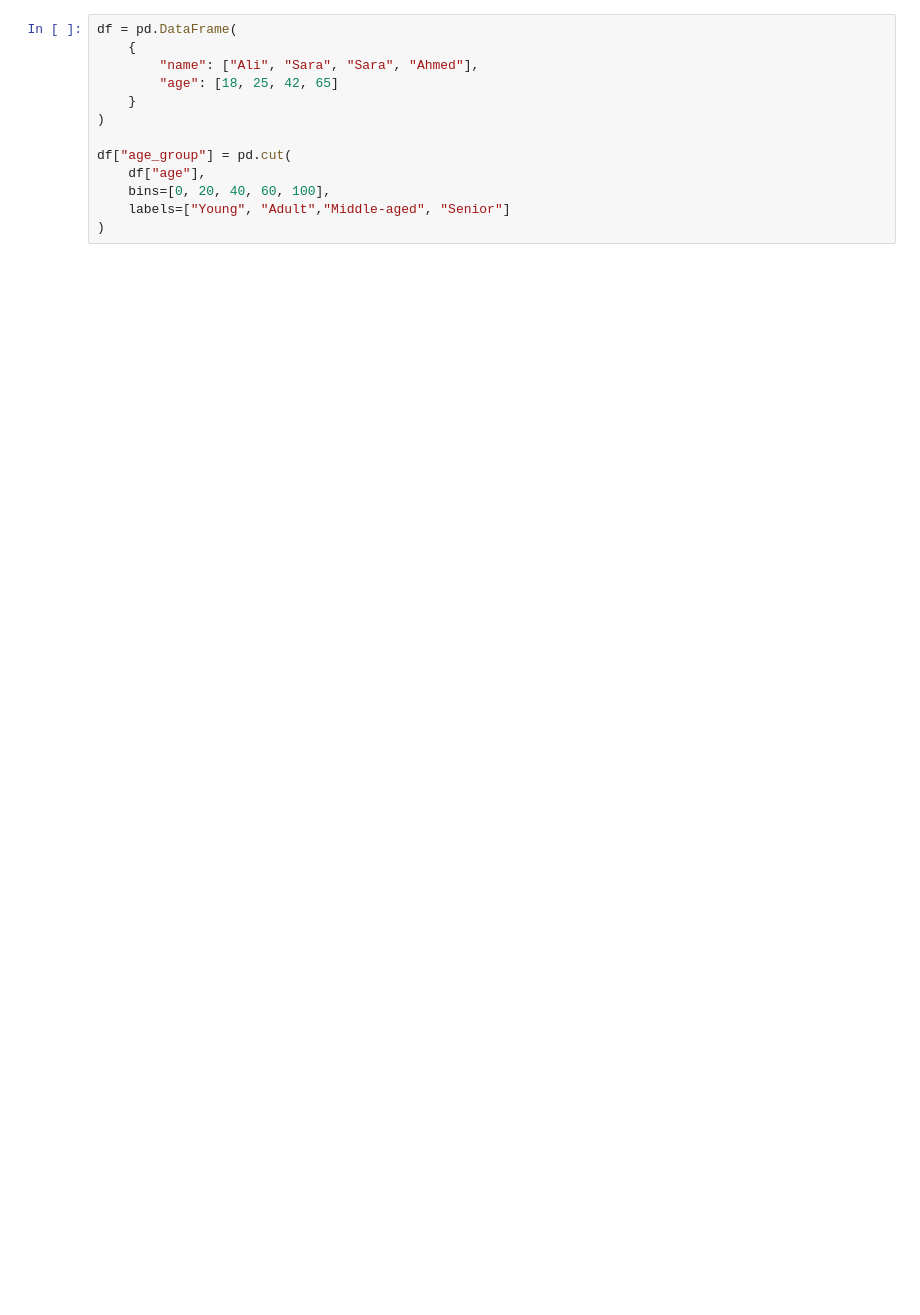
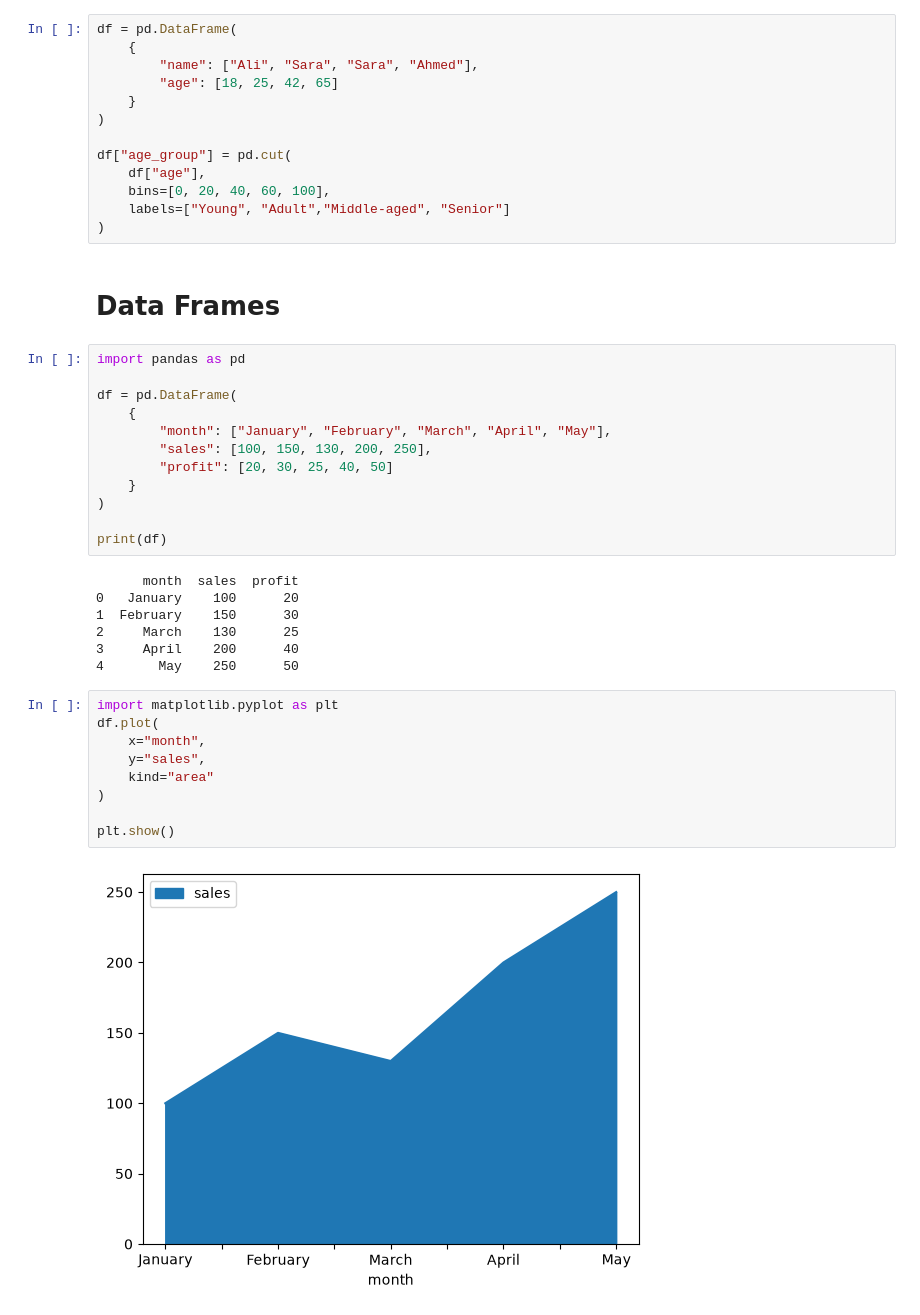
Before and after one commit to moneem-hub/AIML, a Jupyter notebook: ClassPractice.ipynb, the cells around one changed output. Drawn from its saved outputs; the diff is of its cells as text; blank space fills up the shorter version.

Commit message:
Matplotlib & Seaborn

```diff
--- a/ClassPractice.ipynb
+++ b/ClassPractice.ipynb
@@ -378,3 +251,35 @@ df["age_group"] = pd.cut(
     bins=[0, 20, 40, 60, 100],
     labels=["Young", "Adult","Middle-aged", "Senior"]
 )
+# %% [markdown]
+# Data Frames
+# %%
+import pandas as pd
+
+df = pd.DataFrame(
+    {
+        "month": ["January", "February", "March", "April", "May"],
+        "sales": [100, 150, 130, 200, 250],
+        "profit": [20, 30, 25, 40, 50]
+    }
+)
+
+print(df)
+# %% [output]
+      month  sales  profit
+0   January    100      20
+1  February    150      30
+2     March    130      25
+3     April    200      40
+4       May    250      50
+# %%
+import matplotlib.pyplot as plt
+df.plot(
+    x="month",
+    y="sales",
+    kind="area"
+)
+
+plt.show()
+# %% [output]
+[figure, added]
```
Also changed, not shown: parts of 48 cells of this notebook.
